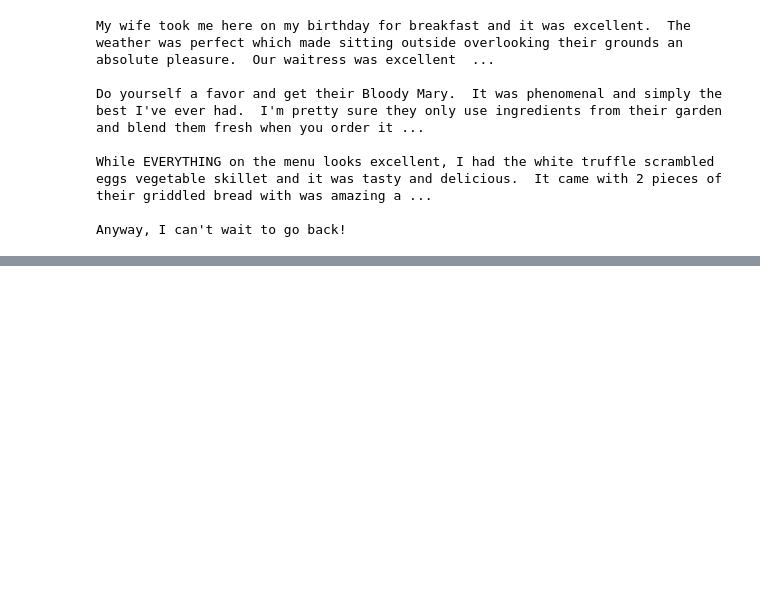
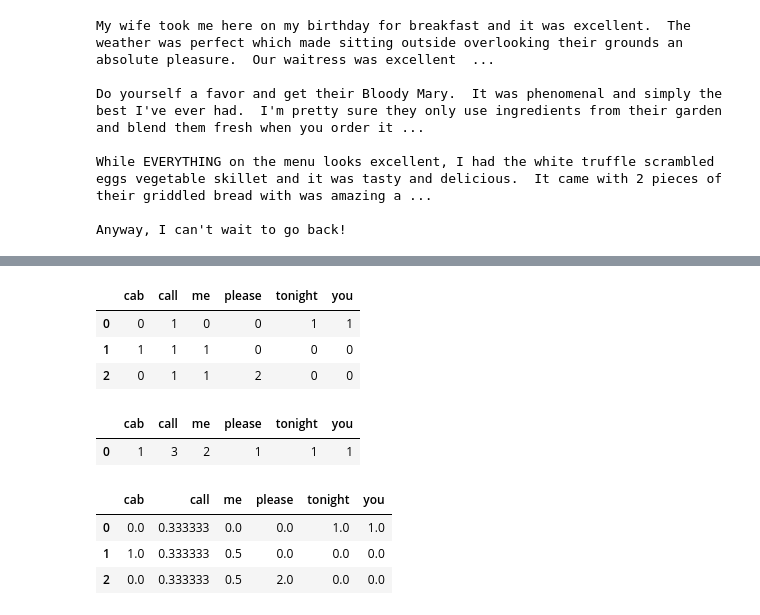
Before and after one commit to Andaluz/Data_Science, a Jupyter notebook: Natural_Language_Processing.ipynb, the cells around one changed output, grey strips where cells are left out. Drawn from its saved outputs; the diff is of its cells as text; code cells hidden in the pictures; blank space fills up the shorter version.

```diff
--- a/Natural_Language_Processing.ipynb
+++ b/Natural_Language_Processing.ipynb
@@ -300,0 +369,29 @@ Anyway, I can't wait to go back!
+# %%
+# Let's create example documents #
+simple_train = ['call you tonight', 'Call me a cab', 'please call me... PLEASE!']
+# %%
+# Let's check out the term frequency #
+vect = CountVectorizer()
+tf = pd.DataFrame(vect.fit_transform(simple_train).toarray(), columns=vect.get_feature_names())
+tf
+# %% [output]
+|  | cab | call | me | please | tonight | you |
+| 0 | 0 | 1 | 0 | 0 | 1 | 1 |
+| 1 | 1 | 1 | 1 | 0 | 0 | 0 |
+| 2 | 0 | 1 | 1 | 2 | 0 | 0 |
+# %%
+# Let's check out the document frequency #
+vect = CountVectorizer(binary=True)
+df = vect.fit_transform(simple_train).toarray().sum(axis=0)
+pd.DataFrame(df.reshape(1, 6), columns=vect.get_feature_names())
+# %% [output]
+|  | cab | call | me | please | tonight | you |
+| 0 | 1 | 3 | 2 | 1 | 1 | 1 |
+# %%
+# Let's check out the Term frequency–Inverse Document Frequency (simple version) #
+tf/df
+# %% [output]
+|  | cab | call | me | please | tonight | you |
+| 0 | 0.0 | 0.333333 | 0.0 | 0.0 | 1.0 | 1.0 |
+| 1 | 1.0 | 0.333333 | 0.5 | 0.0 | 0.0 | 0.0 |
+| 2 | 0.0 | 0.333333 | 0.5 | 2.0 | 0.0 | 0.0 |
```
Also changed, not shown: parts of 39 cells of this notebook.
